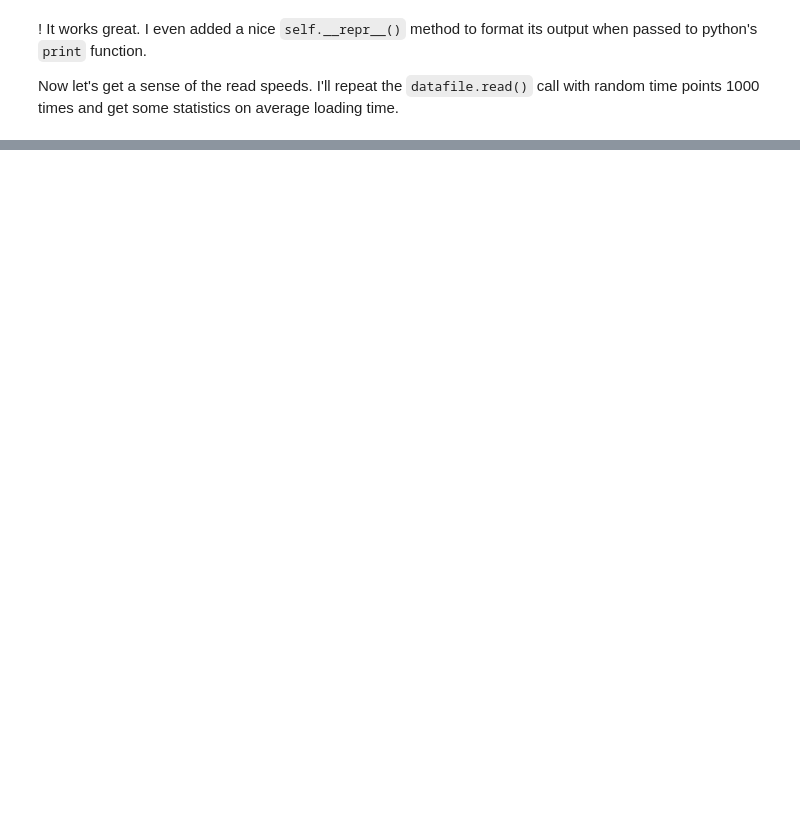
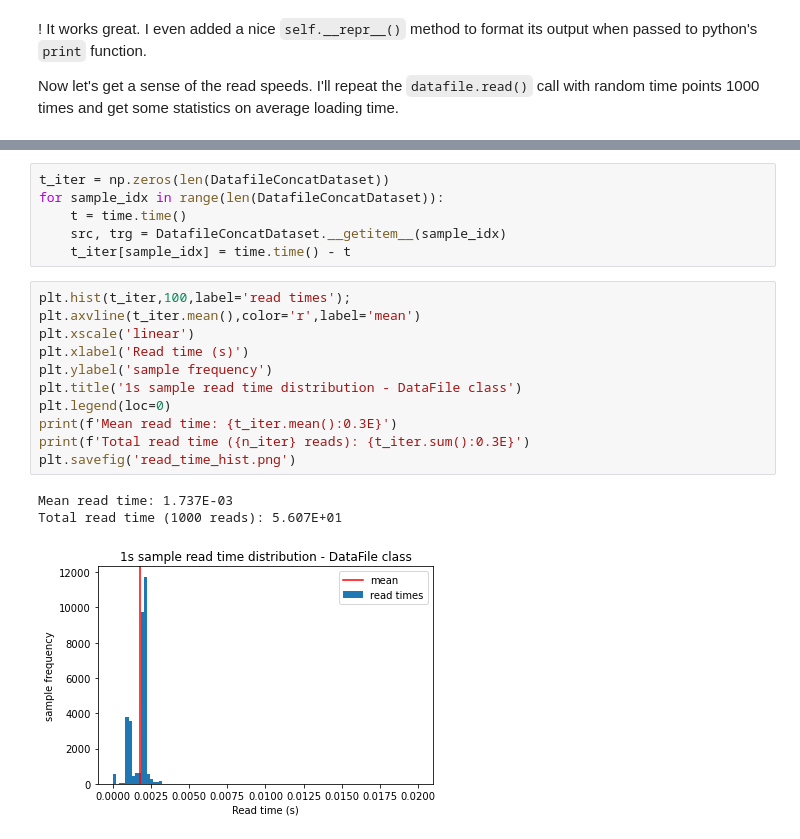
Before and after one commit to m-nolan/ecog_is2s, a Jupyter notebook: notebooks/data_access_plan_20200904.ipynb, the cells around one changed output, grey strips where cells are left out. Saved outputs shown, nothing was run; the diff lists cells and outputs as text; blank space fills up the shorter version.

```diff
--- a/notebooks/data_access_plan_20200904.ipynb
+++ b/notebooks/data_access_plan_20200904.ipynb
@@ -222,0 +383,21 @@ Either way, it all works great! This will make the next step a bit easier: creat
+# %%
+t_iter = np.zeros(len(DatafileConcatDataset))
+for sample_idx in range(len(DatafileConcatDataset)):
+    t = time.time()
+    src, trg = DatafileConcatDataset.__getitem__(sample_idx)
+    t_iter[sample_idx] = time.time() - t
+# %%
+plt.hist(t_iter,100,label='read times');
+plt.axvline(t_iter.mean(),color='r',label='mean')
+plt.xscale('linear')
+plt.xlabel('Read time (s)')
+plt.ylabel('sample frequency')
+plt.title('1s sample read time distribution - DataFile class')
+plt.legend(loc=0)
+print(f'Mean read time: {t_iter.mean():0.3E}')
+print(f'Total read time ({n_iter} reads): {t_iter.sum():0.3E}')
+plt.savefig('read_time_hist.png')
+# %% [output]
+Mean read time: 1.737E-03
+Total read time (1000 reads): 5.607E+01
+[figure, added]
```
Also changed, not shown: parts of 21 cells of this notebook.
